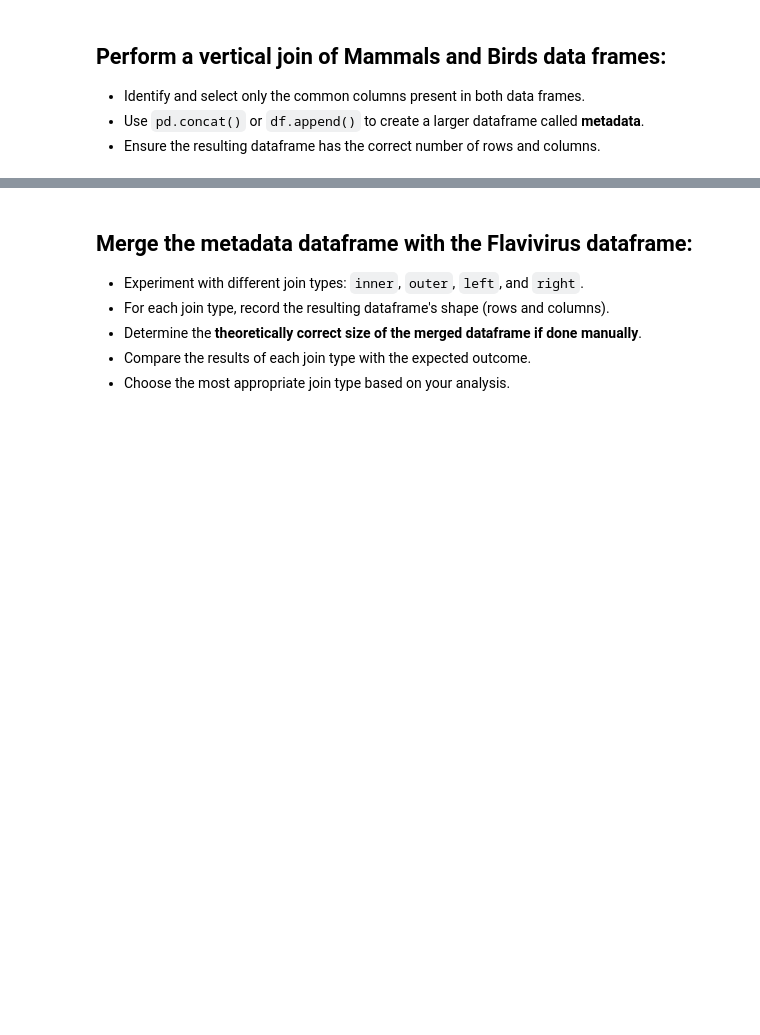
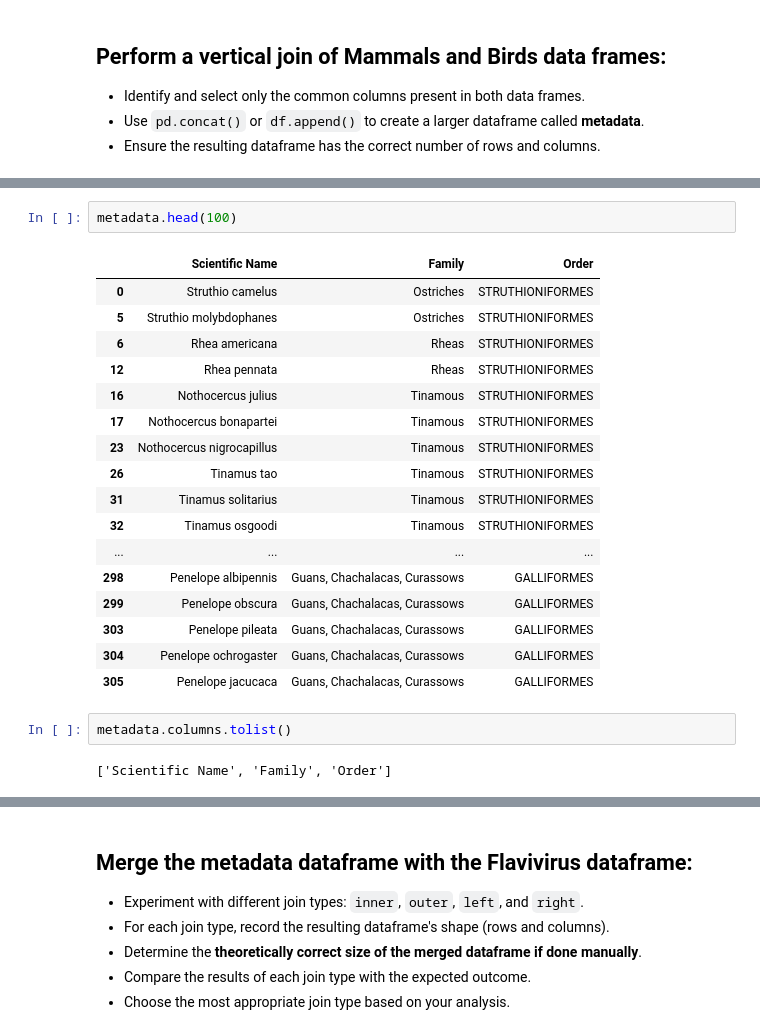
Before and after one commit to emendiola-vaz/MPM_200_Mendiola, a Jupyter notebook: Code/Assignment_9_database_management_EMendiola.ipynb, the cells around one changed output, grey strips where cells are left out. Cells and saved outputs as stored; diff of their text form; blank space fills up the shorter version.

```diff
--- a/Code/Assignment_9_database_management_EMendiola.ipynb
+++ b/Code/Assignment_9_database_management_EMendiola.ipynb
@@ -357,0 +494,24 @@ The main objective of this exercise is to create a comprehensive database by com
+# %%
+metadata.head(100)
+# %% [output]
+|  | Scientific Name | Family | Order |
+| 0 | Struthio camelus | Ostriches | STRUTHIONIFORMES |
+| 5 | Struthio molybdophanes | Ostriches | STRUTHIONIFORMES |
+| 6 | Rhea americana | Rheas | STRUTHIONIFORMES |
+| 12 | Rhea pennata | Rheas | STRUTHIONIFORMES |
+| 16 | Nothocercus julius | Tinamous | STRUTHIONIFORMES |
+| 17 | Nothocercus bonapartei | Tinamous | STRUTHIONIFORMES |
+| 23 | Nothocercus nigrocapillus | Tinamous | STRUTHIONIFORMES |
+| 26 | Tinamus tao | Tinamous | STRUTHIONIFORMES |
+| 31 | Tinamus solitarius | Tinamous | STRUTHIONIFORMES |
+| 32 | Tinamus osgoodi | Tinamous | STRUTHIONIFORMES |
+| ... | ... | ... | ... |
+| 298 | Penelope albipennis | Guans, Chachalacas, Curassows | GALLIFORMES |
+| 299 | Penelope obscura | Guans, Chachalacas, Curassows | GALLIFORMES |
+| 303 | Penelope pileata | Guans, Chachalacas, Curassows | GALLIFORMES |
+| 304 | Penelope ochrogaster | Guans, Chachalacas, Curassows | GALLIFORMES |
+| 305 | Penelope jacucaca | Guans, Chachalacas, Curassows | GALLIFORMES |
+# %%
+metadata.columns.tolist()
+# %% [output]
+['Scientific Name', 'Family', 'Order']
```
Also changed, not shown: parts of 33 cells of this notebook.
